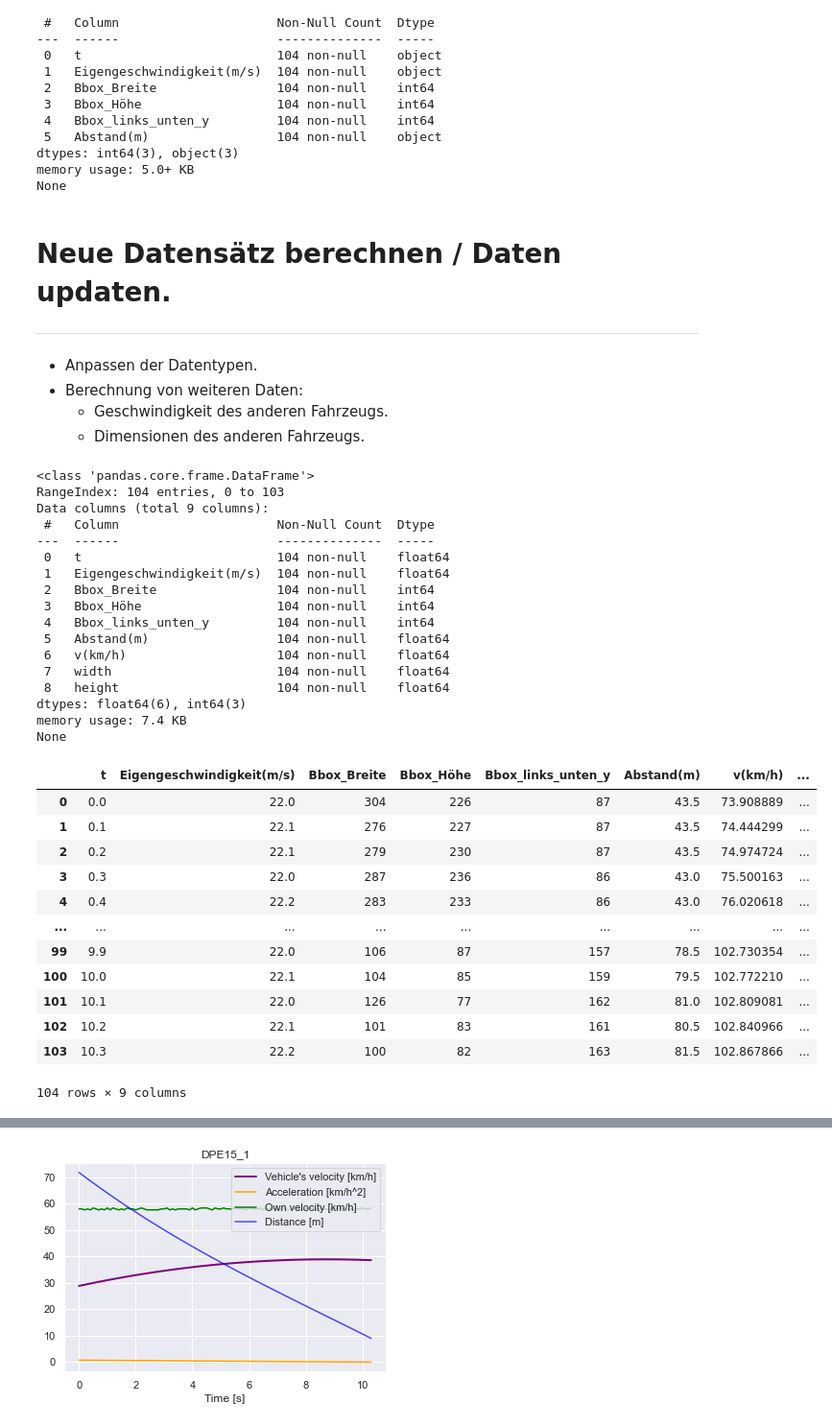
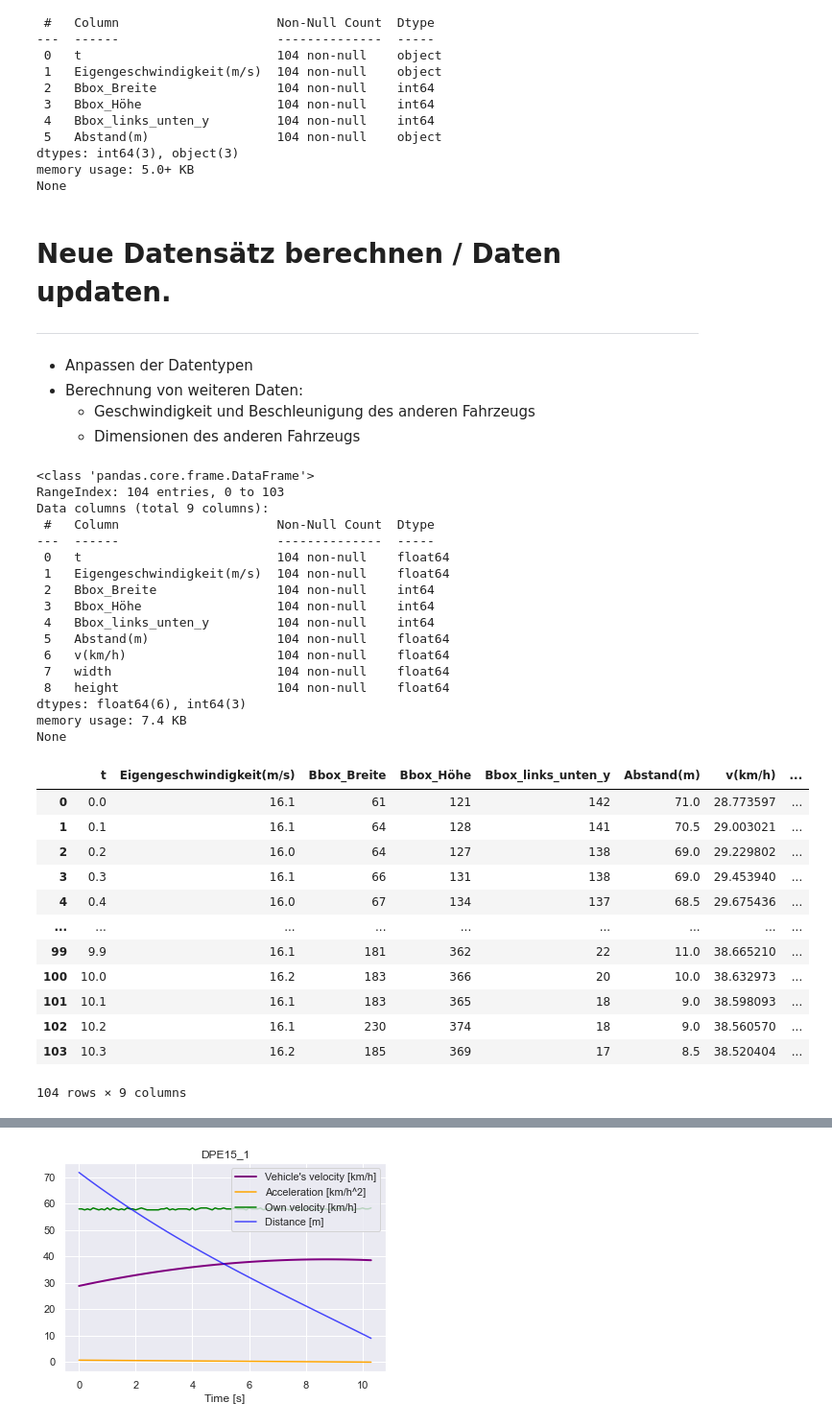
Before and after one commit to JanTSV/Evidenztheorie, a Jupyter notebook: main.ipynb, the cells around one changed output, grey strips where cells are left out. Shown: that part at 96% size. Cells and saved outputs as stored; diff of their text form; code cells hidden in the pictures.

```diff
--- a/main.ipynb
+++ b/main.ipynb
@@ -107,10 +108,10 @@ None
 
 -------------------------------------
 
-* Anpassen der Datentypen.
+* Anpassen der Datentypen
 * Berechnung von weiteren Daten:
-  * Geschwindigkeit des anderen Fahrzeugs.
-  * Dimensionen des anderen Fahrzeugs.
+  * Geschwindigkeit und Beschleunigung des anderen Fahrzeugs
+  * Dimensionen des anderen Fahrzeugs
 # %%
 """
 * Eigengeschwindigkeit(m/s) to floats
@@ -121,44 +122,45 @@ None
 """
 change_data(data_dict)
 MODELS = {}
 
 # Calculate velocity and dimensions.
 for path, df in data_dict.items():
     velocity_model, distance_model = get_velocity(df)
     MODELS.update({path: {"Velocity Model": velocity_model, "Distance Model": distance_model}})
     get_dimensions(df)
 
 # Look at calculated / updated data.
-print(data_dict["DPE16_2"].info())
-display(data_dict["DPE16_2"])
+first_key = list(data_dict.keys())[0]
+print(data_dict[first_key].info())
+display(data_dict[first_key])
 # %% [output]
 <class 'pandas.core.frame.DataFrame'>
 RangeIndex: 104 entries, 0 to 103
 Data columns (total 9 columns):
  #   Column                     Non-Null Count  Dtype
 ---  ------                     --------------  -----
  0   t                          104 non-null    float64
  1   Eigengeschwindigkeit(m/s)  104 non-null    float64
  2   Bbox_Breite                104 non-null    int64
  3   Bbox_Höhe                  104 non-null    int64
  4   Bbox_links_unten_y         104 non-null    int64
  5   Abstand(m)                 104 non-null    float64
  6   v(km/h)                    104 non-null    float64
  7   width                      104 non-null    float64
  8   height                     104 non-null    float64
 dtypes: float64(6), int64(3)
 memory usage: 7.4 KB
 None
 |  | t | Eigengeschwindigkeit(m/s) | Bbox_Breite | Bbox_Höhe | Bbox_links_unten_y | Abstand(m) | v(km/h) | ... |
-| 0 | 0.0 | 22.0 | 304 | 226 | 87 | 43.5 | 73.908889 | ... |
-| 1 | 0.1 | 22.1 | 276 | 227 | 87 | 43.5 | 74.444299 | ... |
-| 2 | 0.2 | 22.1 | 279 | 230 | 87 | 43.5 | 74.974724 | ... |
-| 3 | 0.3 | 22.0 | 287 | 236 | 86 | 43.0 | 75.500163 | ... |
-| 4 | 0.4 | 22.2 | 283 | 233 | 86 | 43.0 | 76.020618 | ... |
+| 0 | 0.0 | 16.1 | 61 | 121 | 142 | 71.0 | 28.773597 | ... |
+| 1 | 0.1 | 16.1 | 64 | 128 | 141 | 70.5 | 29.003021 | ... |
+| 2 | 0.2 | 16.0 | 64 | 127 | 138 | 69.0 | 29.229802 | ... |
+| 3 | 0.3 | 16.1 | 66 | 131 | 138 | 69.0 | 29.453940 | ... |
+| 4 | 0.4 | 16.0 | 67 | 134 | 137 | 68.5 | 29.675436 | ... |
 | ... | ... | ... | ... | ... | ... | ... | ... | ... |
-| 99 | 9.9 | 22.0 | 106 | 87 | 157 | 78.5 | 102.730354 | ... |
-| 100 | 10.0 | 22.1 | 104 | 85 | 159 | 79.5 | 102.772210 | ... |
-| 101 | 10.1 | 22.0 | 126 | 77 | 162 | 81.0 | 102.809081 | ... |
-| 102 | 10.2 | 22.1 | 101 | 83 | 161 | 80.5 | 102.840966 | ... |
-| 103 | 10.3 | 22.2 | 100 | 82 | 163 | 81.5 | 102.867866 | ... |
+| 99 | 9.9 | 16.1 | 181 | 362 | 22 | 11.0 | 38.665210 | ... |
+| 100 | 10.0 | 16.2 | 183 | 366 | 20 | 10.0 | 38.632973 | ... |
+| 101 | 10.1 | 16.1 | 183 | 365 | 18 | 9.0 | 38.598093 | ... |
+| 102 | 10.2 | 16.1 | 230 | 374 | 18 | 9.0 | 38.560570 | ... |
+| 103 | 10.3 | 16.2 | 185 | 369 | 17 | 8.5 | 38.520404 | ... |
 104 rows × 9 columns
```
Also changed, not shown: parts of 10 cells of this notebook.
